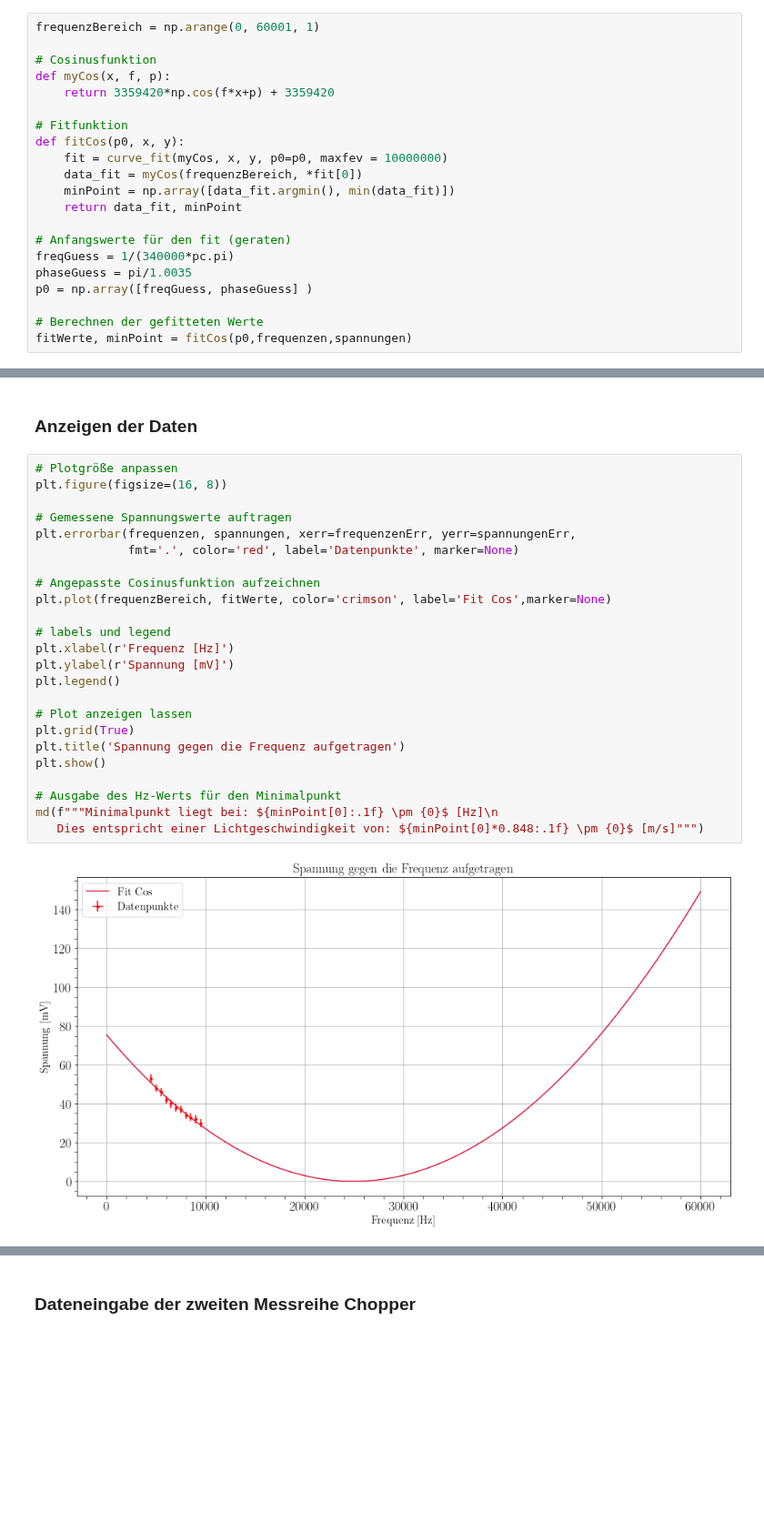
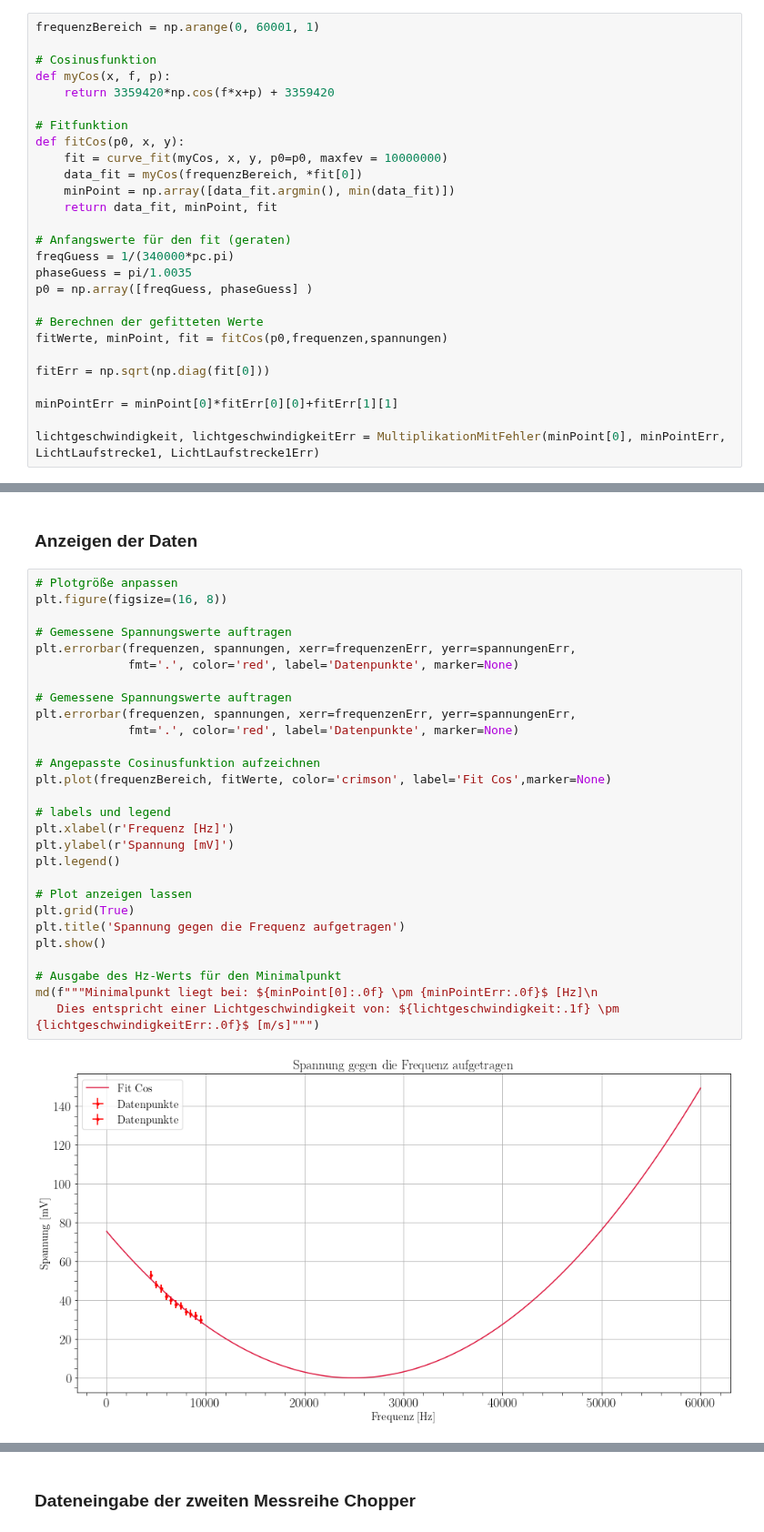
Before and after one commit to MayerPablo/FP, a Jupyter notebook: Lichtlaufzeiten/Lichtlaufzeiten.ipynb, the cells around one changed output, grey strips where cells are left out. Shown at 91% size. Drawn from its saved outputs; the diff is of its cells as text; blank space fills up the shorter version.

Commit message:
Fehler der fits
- Fehler auf die fits ausgeben lassen und hieraus Fehler für dei Minimalpunkte und die Lichtgeschwindikeiten berechnet

```diff
--- a/Lichtlaufzeiten/Lichtlaufzeiten.ipynb
+++ b/Lichtlaufzeiten/Lichtlaufzeiten.ipynb
@@ -226,7 +235,7 @@ def fitCos(p0, x, y):
     fit = curve_fit(myCos, x, y, p0=p0, maxfev = 10000000)
     data_fit = myCos(frequenzBereich, *fit[0])
     minPoint = np.array([data_fit.argmin(), min(data_fit)])
-    return data_fit, minPoint
+    return data_fit, minPoint, fit
 
 # Anfangswerte für den fit (geraten)
 freqGuess = 1/(340000*pc.pi)
@@ -234,4 +243,10 @@ phaseGuess = pi/1.0035
 p0 = np.array([freqGuess, phaseGuess] )
 
 # Berechnen der gefitteten Werte
-fitWerte, minPoint = fitCos(p0,frequenzen,spannungen)
+fitWerte, minPoint, fit = fitCos(p0,frequenzen,spannungen)
+
+fitErr = np.sqrt(np.diag(fit[0]))
+
+minPointErr = minPoint[0]*fitErr[0][0]+fitErr[1][1]
+
+lichtgeschwindigkeit, lichtgeschwindigkeitErr = MultiplikationMitFehler(minPoint[0], minPointErr, LichtLaufstrecke1, LichtLaufstrecke1Err)
@@ -240,26 +267,30 @@ fitWerte, minPoint = fitCos(p0,frequenzen,spannungen)
 # %%
 # Plotgröße anpassen
 plt.figure(figsize=(16, 8))
+
+# Gemessene Spannungswerte auftragen
+plt.errorbar(frequenzen, spannungen, xerr=frequenzenErr, yerr=spannungenErr,
+             fmt='.', color='red', label='Datenpunkte', marker=None)
 
 # Gemessene Spannungswerte auftragen
 plt.errorbar(frequenzen, spannungen, xerr=frequenzenErr, yerr=spannungenErr,
              fmt='.', color='red', label='Datenpunkte', marker=None)
 
 # Angepasste Cosinusfunktion aufzeichnen
 plt.plot(frequenzBereich, fitWerte, color='crimson', label='Fit Cos',marker=None)
 
 # labels und legend
 plt.xlabel(r'Frequenz [Hz]')
 plt.ylabel(r'Spannung [mV]')
 plt.legend()
 
 # Plot anzeigen lassen
 plt.grid(True)
 plt.title('Spannung gegen die Frequenz aufgetragen')
 plt.show()
 
 # Ausgabe des Hz-Werts für den Minimalpunkt
-md(f"""Minimalpunkt liegt bei: ${minPoint[0]:.1f} \pm {0}$ [Hz]\n
-   Dies entspricht einer Lichtgeschwindigkeit von: ${minPoint[0]*0.848:.1f} \pm {0}$ [m/s]""")
+md(f"""Minimalpunkt liegt bei: ${minPoint[0]:.0f} \pm {minPointErr:.0f}$ [Hz]\n
+   Dies entspricht einer Lichtgeschwindigkeit von: ${lichtgeschwindigkeit:.1f} \pm {lichtgeschwindigkeitErr:.0f}$ [m/s]""")
 # %% [output]
-[figure, old version]
+[figure, new version]
```
Also changed, not shown: parts of 9 cells of this notebook.
